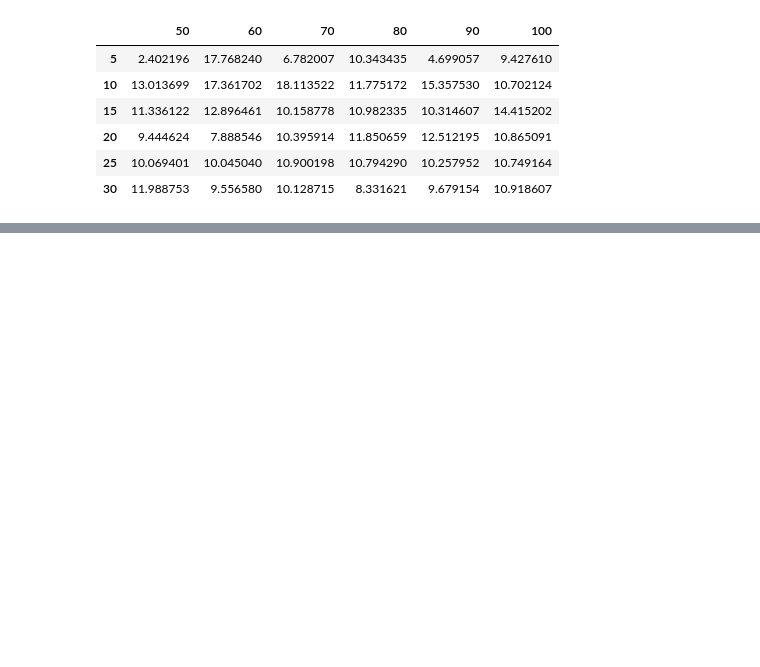
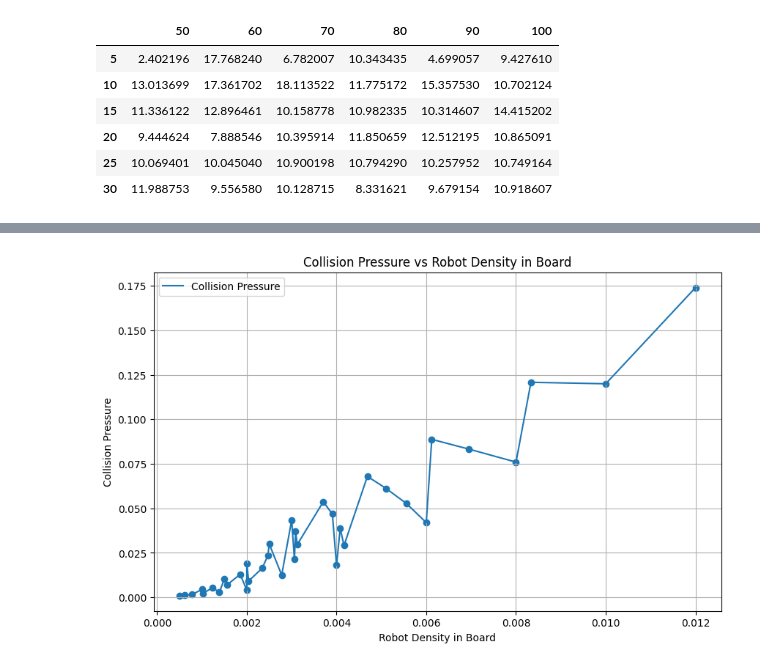
Before and after one commit to Death-Raider/Personal_Projects, a Jupyter notebook: GoalChasing_QLearning/output_processing.ipynb, the cells around one changed output, grey strips where cells are left out. Saved outputs shown, nothing was run; the diff lists cells and outputs as text; code cells hidden in the pictures; blank space fills up the shorter version.

```diff
--- a/GoalChasing_QLearning/output_processing.ipynb
+++ b/GoalChasing_QLearning/output_processing.ipynb
@@ -230,0 +236,12 @@ plt.show()
+# %%
+plt.figure(figsize=(10, 6))
+plt.scatter(x,z)
+plt.plot(x,z, label='Collision Pressure')
+plt.grid(True)
+plt.legend()
+plt.title("Collision Pressure vs Robot Density in Board")
+plt.ylabel("Collision Pressure")
+plt.xlabel("Robot Density in Board")
+plt.show()
+# %% [output]
+[figure, added]
```
Also changed, not shown: parts of 12 cells of this notebook.
